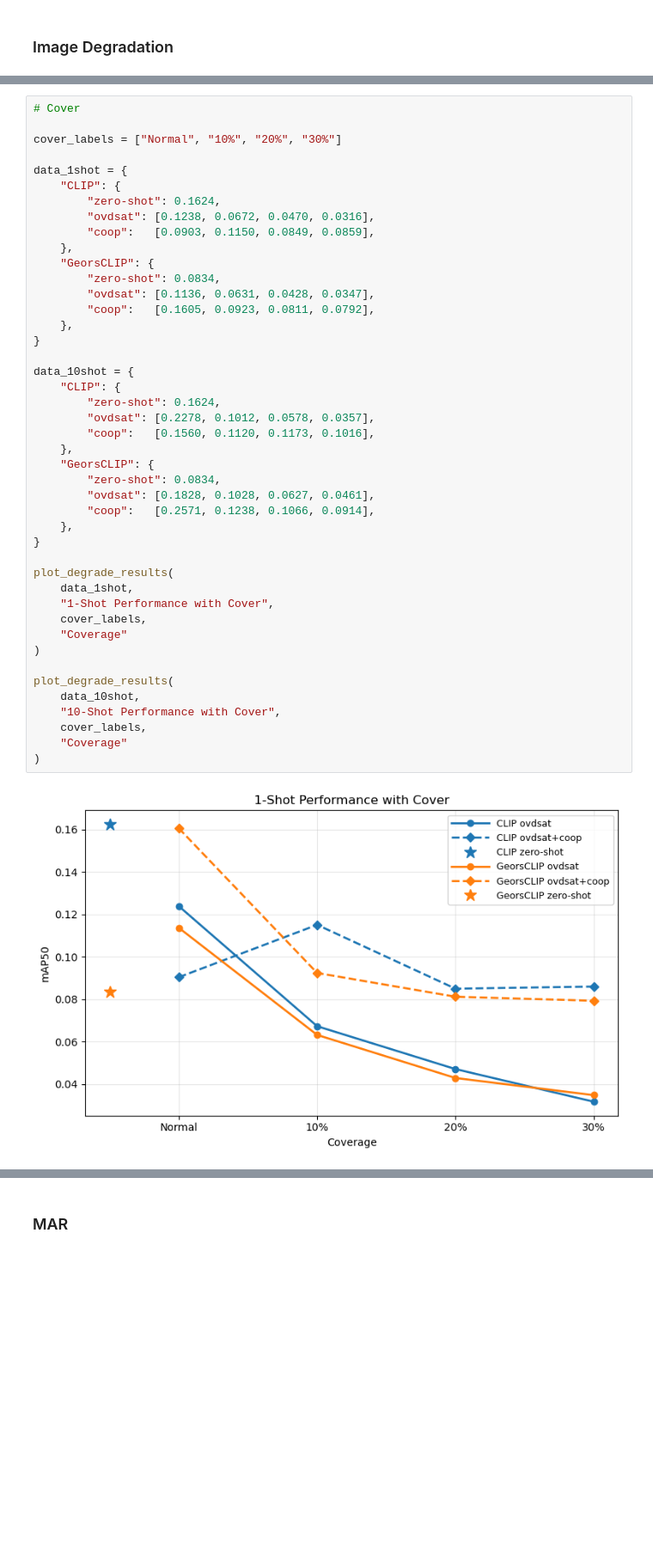
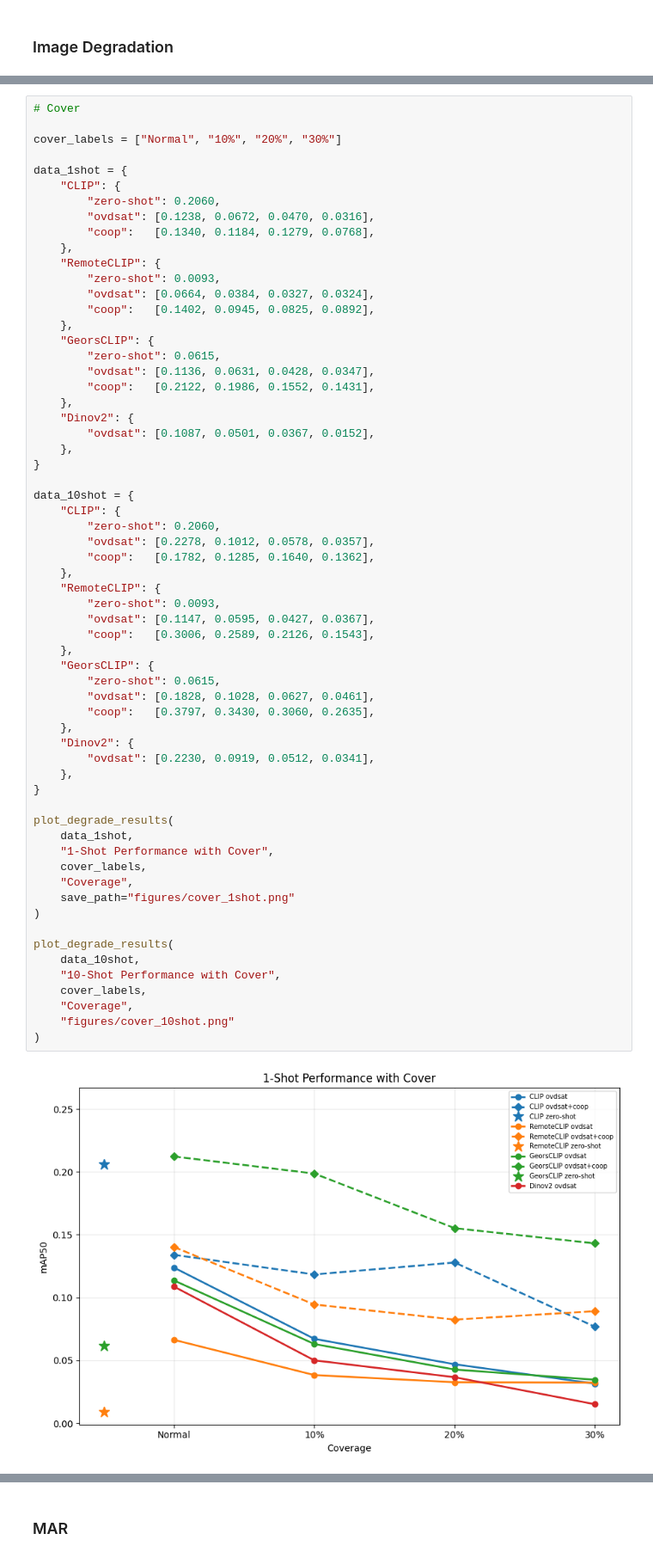
Before and after one commit to madelineloui/ovdsat, a Jupyter notebook: plots.ipynb, the cells around one changed output, grey strips where cells are left out. Shown at 86% size. Cells and saved outputs as stored; diff of their text form; blank space fills up the shorter version.

```diff
--- a/plots.ipynb
+++ b/plots.ipynb
@@ -1007,42 +1124,60 @@ cover_labels = ["Normal", "10%", "20%", "30%"]
 
 data_1shot = {
     "CLIP": {
-        "zero-shot": 0.1624,
+        "zero-shot": 0.2060,
         "ovdsat": [0.1238, 0.0672, 0.0470, 0.0316],
-        "coop":   [0.0903, 0.1150, 0.0849, 0.0859],
+        "coop":   [0.1340, 0.1184, 0.1279, 0.0768],
+    },
+    "RemoteCLIP": {
+        "zero-shot": 0.0093,
+        "ovdsat": [0.0664, 0.0384, 0.0327, 0.0324],
+        "coop":   [0.1402, 0.0945, 0.0825, 0.0892],
     },
     "GeorsCLIP": {
-        "zero-shot": 0.0834,
+        "zero-shot": 0.0615,
         "ovdsat": [0.1136, 0.0631, 0.0428, 0.0347],
-        "coop":   [0.1605, 0.0923, 0.0811, 0.0792],
+        "coop":   [0.2122, 0.1986, 0.1552, 0.1431],
+    },
+    "Dinov2": {
+        "ovdsat": [0.1087, 0.0501, 0.0367, 0.0152],
     },
 }
 
 data_10shot = {
     "CLIP": {
-        "zero-shot": 0.1624,
+        "zero-shot": 0.2060,
         "ovdsat": [0.2278, 0.1012, 0.0578, 0.0357],
-        "coop":   [0.1560, 0.1120, 0.1173, 0.1016],
+        "coop":   [0.1782, 0.1285, 0.1640, 0.1362],
+    },
+    "RemoteCLIP": {
+        "zero-shot": 0.0093,
+        "ovdsat": [0.1147, 0.0595, 0.0427, 0.0367],
+        "coop":   [0.3006, 0.2589, 0.2126, 0.1543],
     },
     "GeorsCLIP": {
-        "zero-shot": 0.0834,
+        "zero-shot": 0.0615,
         "ovdsat": [0.1828, 0.1028, 0.0627, 0.0461],
-        "coop":   [0.2571, 0.1238, 0.1066, 0.0914],
+        "coop":   [0.3797, 0.3430, 0.3060, 0.2635],
+    },
+    "Dinov2": {
+        "ovdsat": [0.2230, 0.0919, 0.0512, 0.0341],
     },
 }
 
 plot_degrade_results(
     data_1shot,
     "1-Shot Performance with Cover",
     cover_labels,
-    "Coverage"
+    "Coverage",
+    save_path="figures/cover_1shot.png"
 )
 
 plot_degrade_results(
     data_10shot,
     "10-Shot Performance with Cover",
     cover_labels,
-    "Coverage"
+    "Coverage",
+    "figures/cover_10shot.png"
 )
 # %% [output]
-[figure, old version]
+[figure, new version]
```
Also changed, not shown: parts of 16 cells of this notebook, 3 other files.
